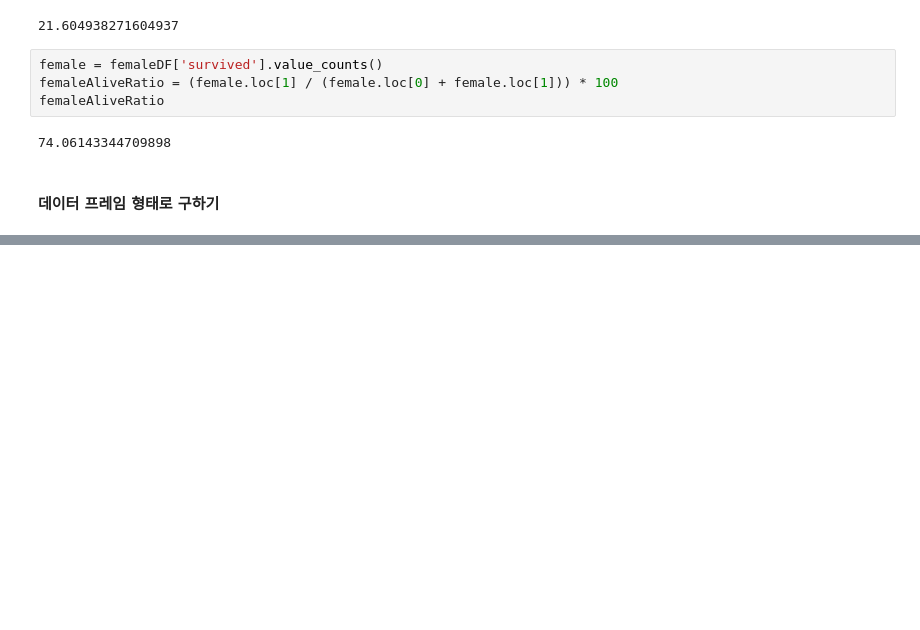
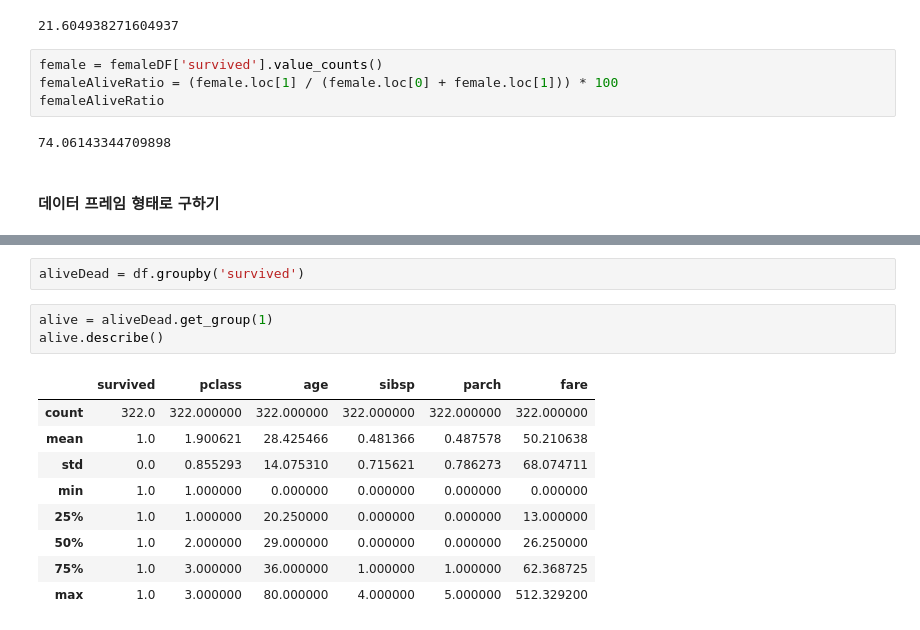
Before and after one commit to epocheing/202206_KNU_kdt2, a Jupyter notebook: python_pandas/D_0710/ex_pivot.ipynb, the cells around one changed output, grey strips where cells are left out. Drawn from its saved outputs; the diff is of its cells as text; blank space fills up the shorter version.

```diff
--- a/python_pandas/D_0710/ex_pivot.ipynb
+++ b/python_pandas/D_0710/ex_pivot.ipynb
@@ -171,0 +186,15 @@ AttributeError: module 'pandas' has no attribute 'groupby'
+# %%
+aliveDead = df.groupby('survived')
+# %%
+alive = aliveDead.get_group(1)
+alive.describe()
+# %% [output]
+|  | survived | pclass | age | sibsp | parch | fare |
+| count | 322.0 | 322.000000 | 322.000000 | 322.000000 | 322.000000 | 322.000000 |
+| mean | 1.0 | 1.900621 | 28.425466 | 0.481366 | 0.487578 | 50.210638 |
+| std | 0.0 | 0.855293 | 14.075310 | 0.715621 | 0.786273 | 68.074711 |
+| min | 1.0 | 1.000000 | 0.000000 | 0.000000 | 0.000000 | 0.000000 |
+| 25% | 1.0 | 1.000000 | 20.250000 | 0.000000 | 0.000000 | 13.000000 |
+| 50% | 1.0 | 2.000000 | 29.000000 | 0.000000 | 0.000000 | 26.250000 |
+| 75% | 1.0 | 3.000000 | 36.000000 | 1.000000 | 1.000000 | 62.368725 |
+| max | 1.0 | 3.000000 | 80.000000 | 4.000000 | 5.000000 | 512.329200 |
```
Also changed, not shown: parts of 5 cells of this notebook, 1 other file.
